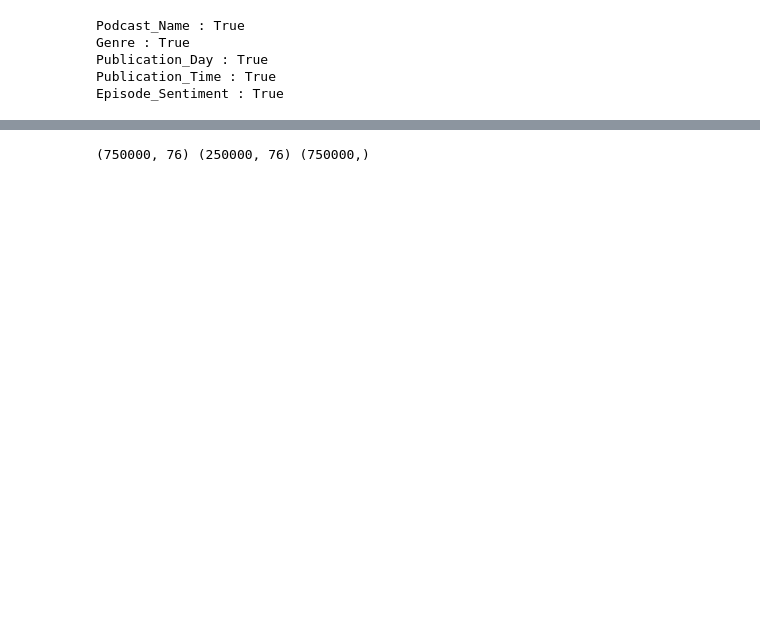
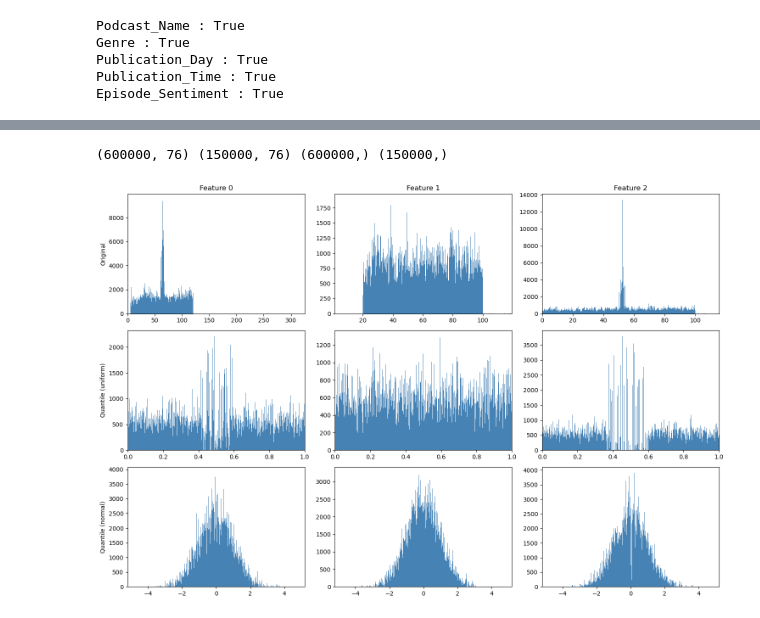
Before and after one commit to AndaCondaa/AI_Competition, a Jupyter notebook: Kaggle_Podcast/Podcast.ipynb, the cells around one changed output, grey strips where cells are left out. Drawn from its saved outputs; the diff is of its cells as text; code cells hidden in the pictures; blank space fills up the shorter version.

```diff
--- a/Kaggle_Podcast/Podcast.ipynb
+++ b/Kaggle_Podcast/Podcast.ipynb
@@ -136,24 +152,39 @@ True
 # %%
-# Normalize
+# split Train and Val
 X = df_train.drop(columns=['Listening_Time_minutes','id']).to_numpy()
-y = df_train['Listening_Time_minutes']
+y = df_train['Listening_Time_minutes'].to_numpy()
 X_pred = df_test.drop(columns=['Listening_Time_minutes','id']).to_numpy()
 
-X_scaler = StandardScaler()
-X_scaler.fit(X)
-X_scaled = X_scaler.transform(X)
-X_pred_scaled = X_scaler.transform(X_pred)
-
-y_scaler = StandardScaler()
-y_scaler.fit(y.to_numpy().reshape(-1, 1))
-y_scaled = y_scaler.transform(y.to_numpy().reshape(-1, 1)).ravel()
-
-print(X_scaled.shape, X_pred_scaled.shape, y_scaled.shape)
+X_train, X_val, y_train, y_val = train_test_split(X, y, test_size=0.2, random_state=0)
+print(X_train.shape, X_val.shape, y_train.shape, y_val.shape)
 # %% [output]
-(750000, 76) (250000, 76) (750000,)
+(600000, 76) (150000, 76) (600000,) (150000,)
-# %%
-# split Train and Val
-X_train, X_val, y_train, y_val = train_test_split(X_scaled, y_scaled, test_size=0.2, random_state=0)
-
-y_train_actual = y_scaler.inverse_transform(y_train.reshape(-1, 1)).ravel()
-y_val_actual = y_scaler.inverse_transform(y_val.reshape(-1, 1)).ravel()
+# %%
+# Check Normalize
+original_data = X_train.copy()
+
+qt_uniform = QuantileTransformer(n_quantiles=10000, output_distribution='uniform')
+uniform_scaled = qt_uniform.fit_transform(X_train)
+
+qt_normal = QuantileTransformer(n_quantiles=10000, output_distribution='normal')
+normal_scaled = qt_normal.fit_transform(X_train)
+
+fig, axes = plt.subplots(3, 3, figsize=(15, 10))
+
+datasets = [original_data, uniform_scaled, normal_scaled]
+titles = ['Original', 'Quantile (uniform)', 'Quantile (normal)']
+
+for row in range(3):
+    for col in range(3):
+        ax = axes[row, col]
+        ax.hist(datasets[row][:, col], bins=1000, color='steelblue')
+        ax.set_xlim(datasets[row][:, col].min(), datasets[row][:, col].max())
+        if row == 0:
+            ax.set_title(f'Feature {col}')
+        if col == 0:
+            ax.set_ylabel(titles[row])
+
+plt.tight_layout()
+plt.show()
+# %% [output]
+[figure, added]
```
Also changed, not shown: parts of 7 cells of this notebook, 1 other file.
